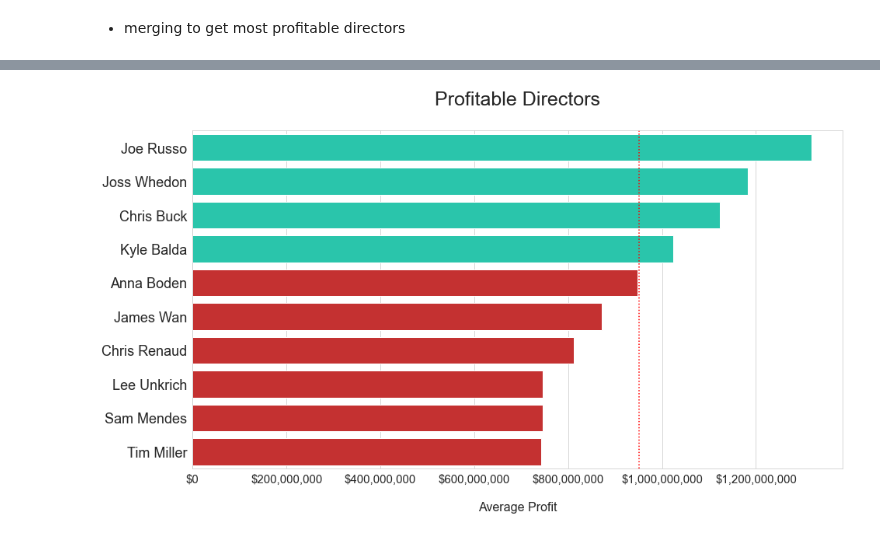
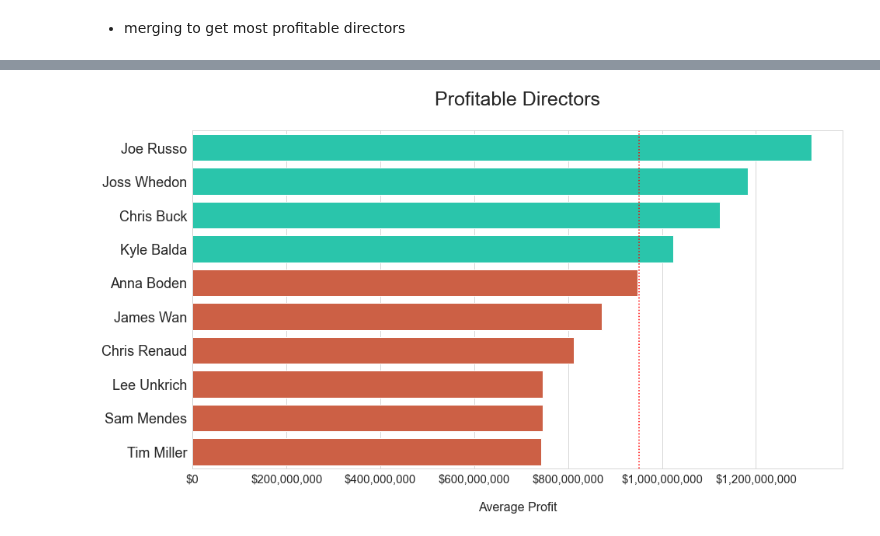
Before and after one commit to dcruzven/Movie-Analysis-Project, a Jupyter notebook: popular_work/David's_Notebook.ipynb, the cells around one changed output, grey strips where cells are left out. Saved outputs shown, nothing was run; the diff lists cells and outputs as text; code cells hidden in the pictures.

```diff
--- a/popular_work/David's_Notebook.ipynb
+++ b/popular_work/David's_Notebook.ipynb
@@ -581,21 +581,21 @@ money_dir = profit_dir.groupby('primary_name')['ww_profit'].mean().sort_values()
 # %%
 plt.figure(figsize=(15,8))
 sns.set_style('whitegrid')
 
 money_mean = money_dir.values[:10].mean()
 
-colur = np.where(money_dir.values[:10] > money_mean, '#10DFBC', '#dd1818')
+colur = np.where(money_dir.values[:10] > money_mean, '#10DFBC', '#E2522F')
 
 axdir = sns.barplot(y=money_dir.index[:10],
                       x=money_dir.values[:10],
                       orient='h',
                       palette=colur)
 axdir.xaxis.set_major_formatter(StrMethodFormatter('${x:,.0f}'))
 plt.title('Profitable Directors\n', fontsize = 25)
 plt.ylabel('')
 plt.xlabel('\nAverage Profit', fontsize = 16)
 plt.yticks(fontsize=18)
 plt.xticks(fontsize=15)
 plt.axvline(money_mean, color='red', ls='dotted');
 # %% [output]
-[figure, old version]
+[figure, new version]
```
Also changed, not shown: parts of 4 cells of this notebook.
